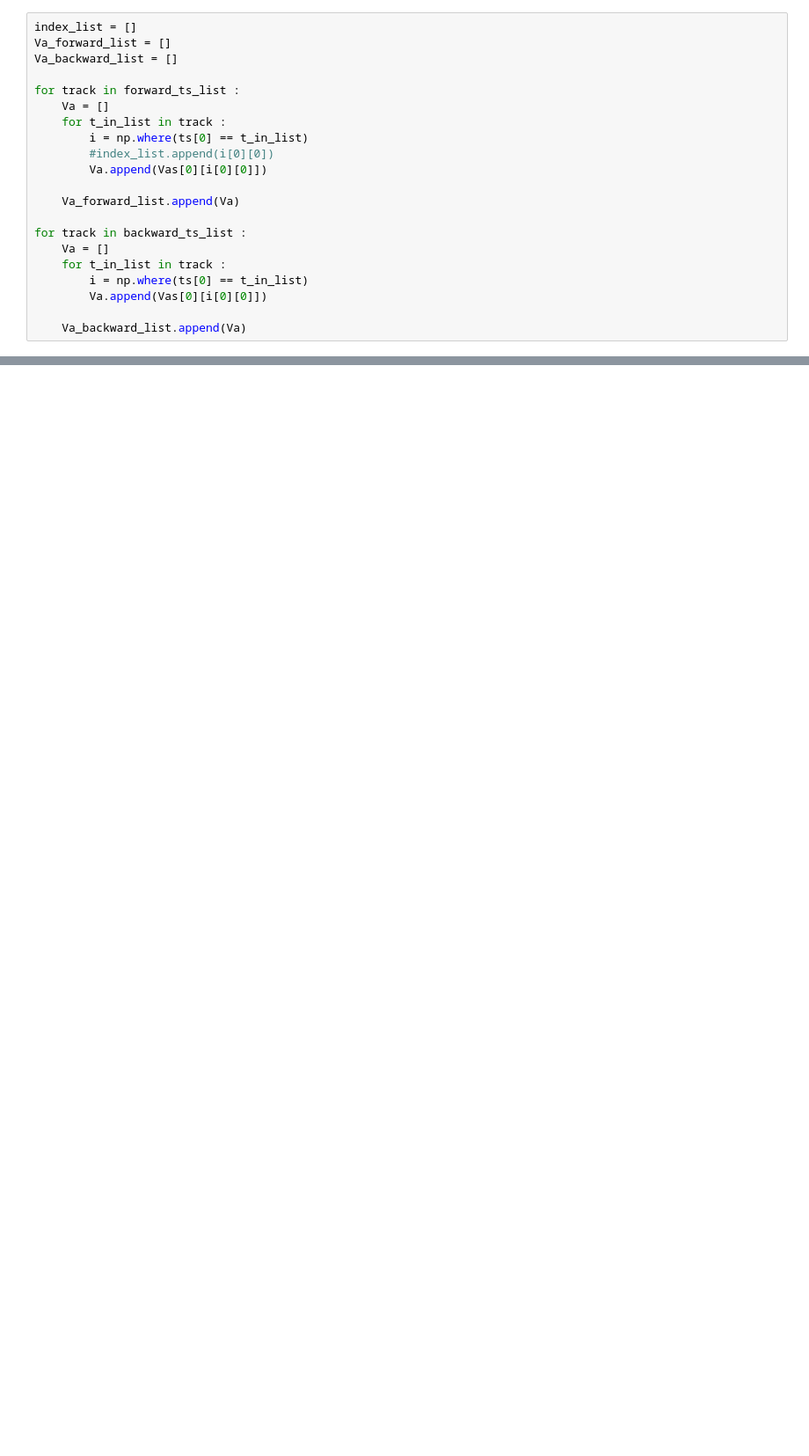
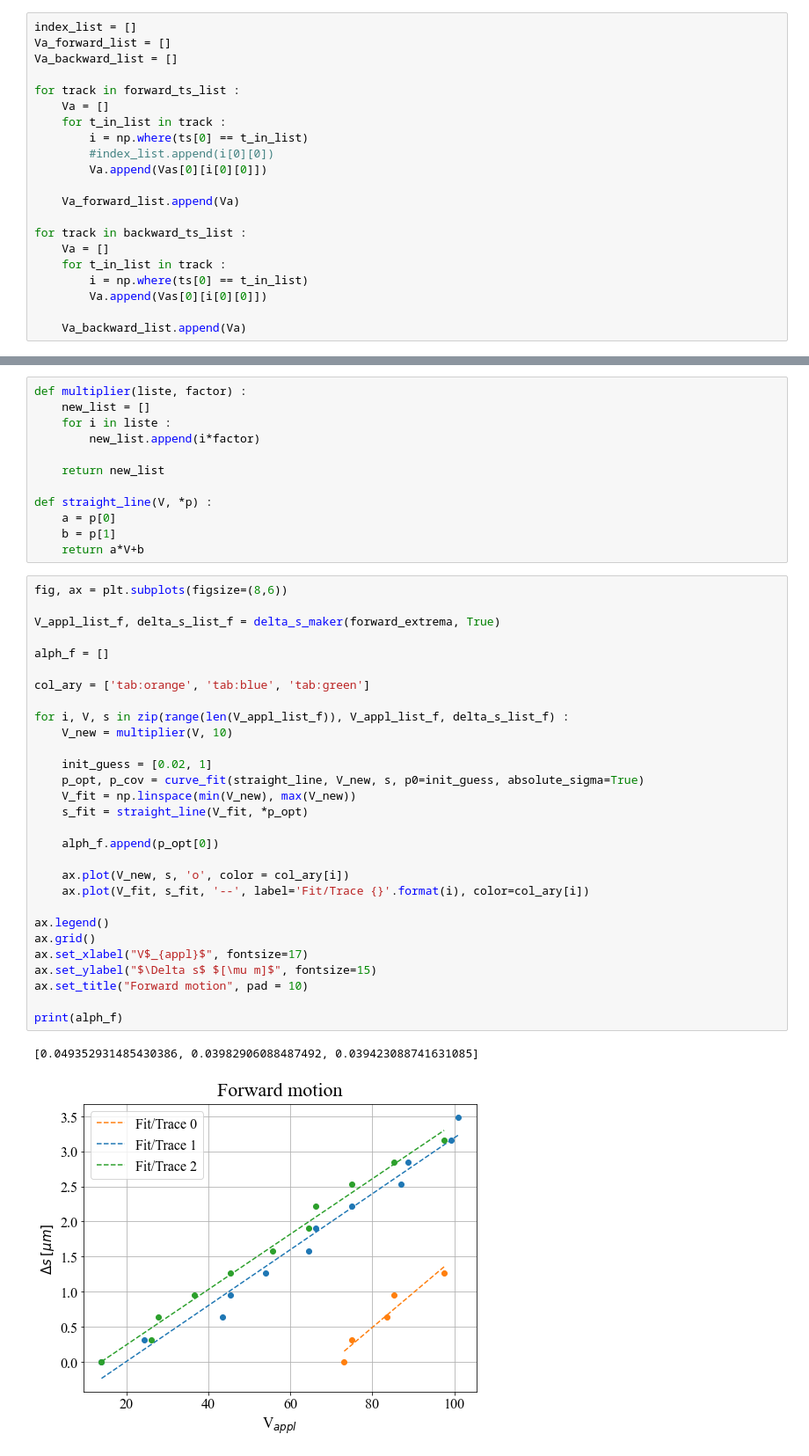
Before and after one commit to Neub28/Experimentel-Physics-2, a Jupyter notebook: Michelson-interferometer/Nicolai/Databehandling dag 1.ipynb, the cells around one changed output, grey strips where cells are left out. Shown at 88% size. Saved outputs shown, nothing was run; the diff lists cells and outputs as text; blank space fills up the shorter version.

```diff
--- a/Michelson-interferometer/Nicolai/Databehandling dag 1.ipynb
+++ b/Michelson-interferometer/Nicolai/Databehandling dag 1.ipynb
@@ -376,0 +428,44 @@ for plt_nr, Vb, Va in zip(range(len(Va_backward_list)), backward_tracks_list, Va
+# %%
+def multiplier(liste, factor) :
+    new_list = []
+    for i in liste :
+        new_list.append(i*factor)
+
+    return new_list
+
+def straight_line(V, *p) :
+    a = p[0]
+    b = p[1]
+    return a*V+b
+# %%
+fig, ax = plt.subplots(figsize=(8,6))
+
+V_appl_list_f, delta_s_list_f = delta_s_maker(forward_extrema, True)
+
+alph_f = []
+
+col_ary = ['tab:orange', 'tab:blue', 'tab:green']
+
+for i, V, s in zip(range(len(V_appl_list_f)), V_appl_list_f, delta_s_list_f) :
+    V_new = multiplier(V, 10)
+
+    init_guess = [0.02, 1]
+    p_opt, p_cov = curve_fit(straight_line, V_new, s, p0=init_guess, absolute_sigma=True)
+    V_fit = np.linspace(min(V_new), max(V_new))
+    s_fit = straight_line(V_fit, *p_opt)
+
+    alph_f.append(p_opt[0])
+
+    ax.plot(V_new, s, 'o', color = col_ary[i])
+    ax.plot(V_fit, s_fit, '--', label='Fit/Trace {}'.format(i), color=col_ary[i])
+
+ax.legend()
+ax.grid()
+ax.set_xlabel("V$_{appl}$", fontsize=17)
+ax.set_ylabel("$\Delta s$ $[\mu m]$", fontsize=15)
+ax.set_title("Forward motion", pad = 10)
+
+print(alph_f)
+# %% [output]
+[0.049352931485430386, 0.03982906088487492, 0.039423088741631085]
+[figure, added]
```
Also changed, not shown: parts of 16 cells of this notebook.
